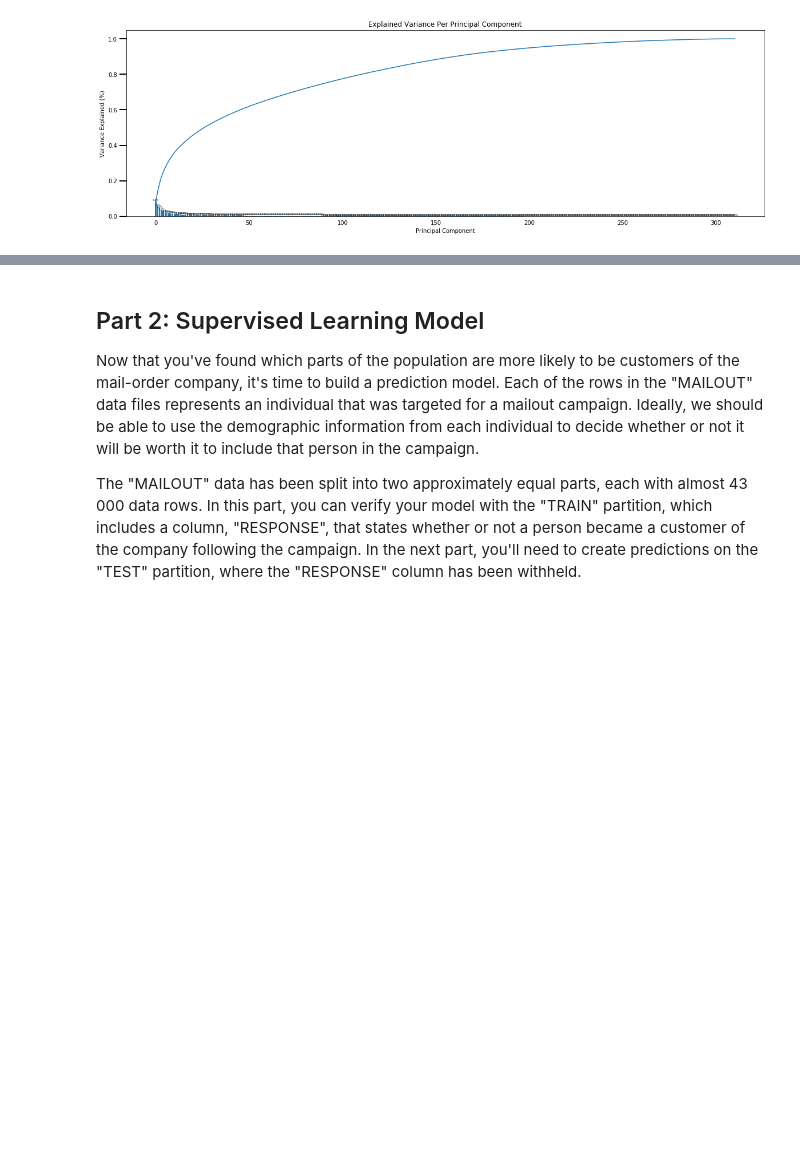
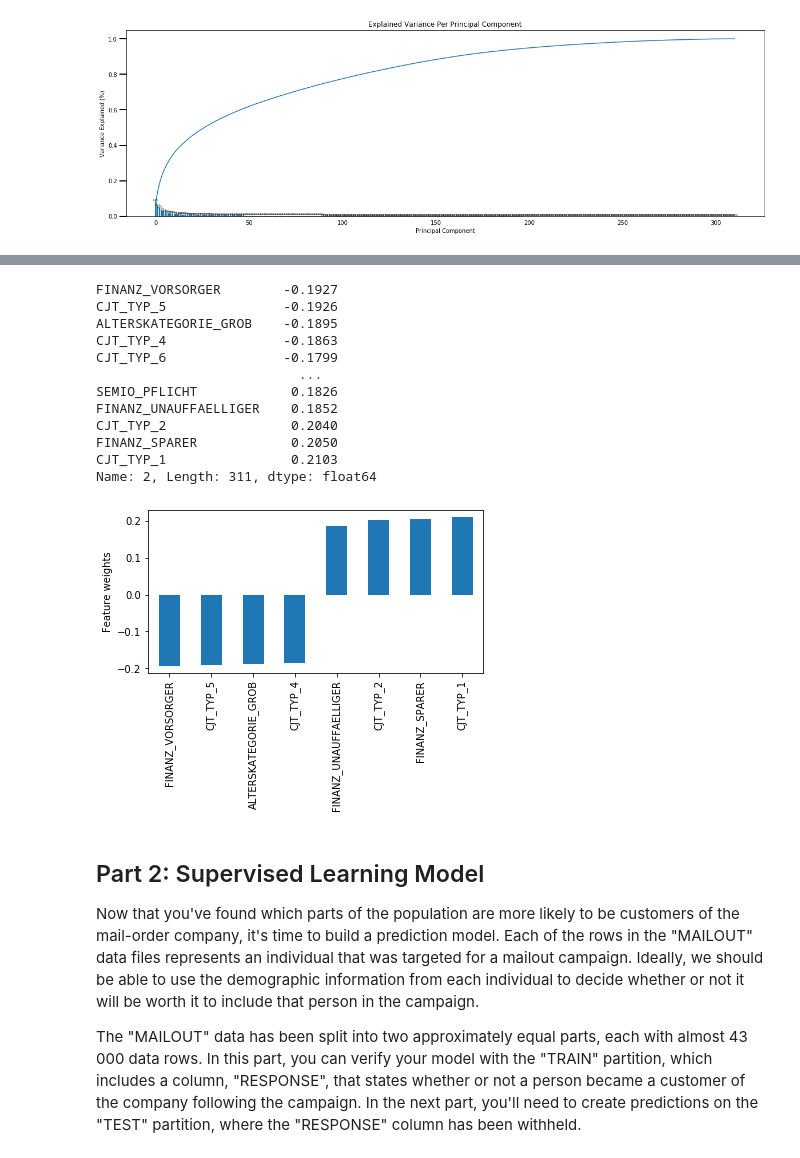
Before and after one commit to thapasun/udacity-DSND-capstone, a Jupyter notebook: Arvato Project Workbook.ipynb, the cells around one changed output, grey strips where cells are left out. Saved outputs shown, nothing was run; the diff lists cells and outputs as text; code cells hidden in the pictures; blank space fills up the shorter version.

```diff
--- a/Arvato Project Workbook.ipynb
+++ b/Arvato Project Workbook.ipynb
@@ -663,3 +717,21 @@ scree_plot(pca_250)
+# %%
+# this will give us the third pricinipal components selected top and bottom
+pca_weights_200_2 = pca_weights(pca_200,2)
+print(pca_weights_200_2)
+# %% [output]
+FINANZ_VORSORGER        -0.1927
+CJT_TYP_5               -0.1926
+ALTERSKATEGORIE_GROB    -0.1895
+CJT_TYP_4               -0.1863
+CJT_TYP_6               -0.1799
+                          ...
+SEMIO_PFLICHT            0.1826
+FINANZ_UNAUFFAELLIGER    0.1852
+CJT_TYP_2                0.2040
+FINANZ_SPARER            0.2050
+CJT_TYP_1                0.2103
+Name: 2, Length: 311, dtype: float64
+[figure, added]
 # %% [markdown]
 ## Part 2: Supervised Learning Model
 
```
Also changed, not shown: parts of 9 cells of this notebook.
